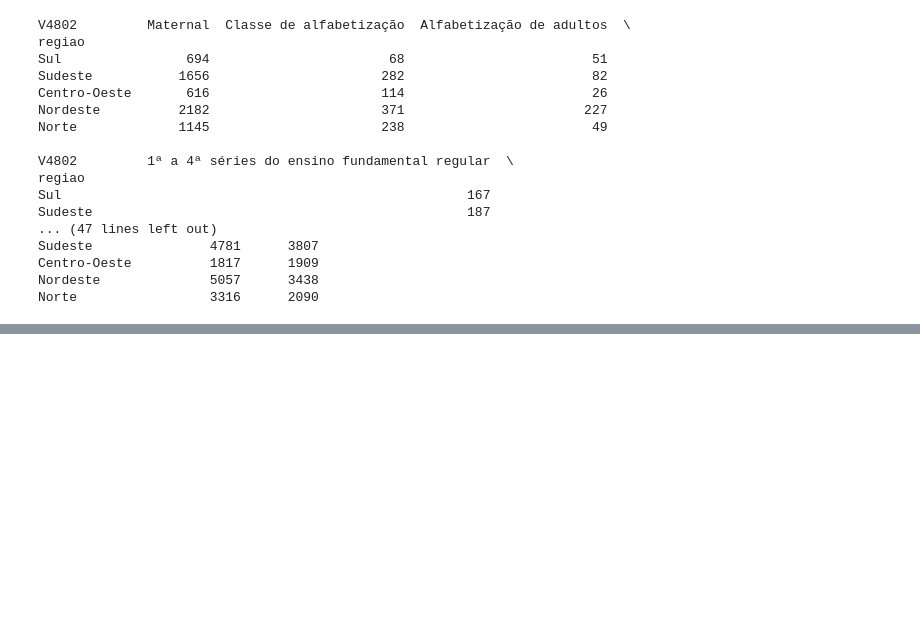
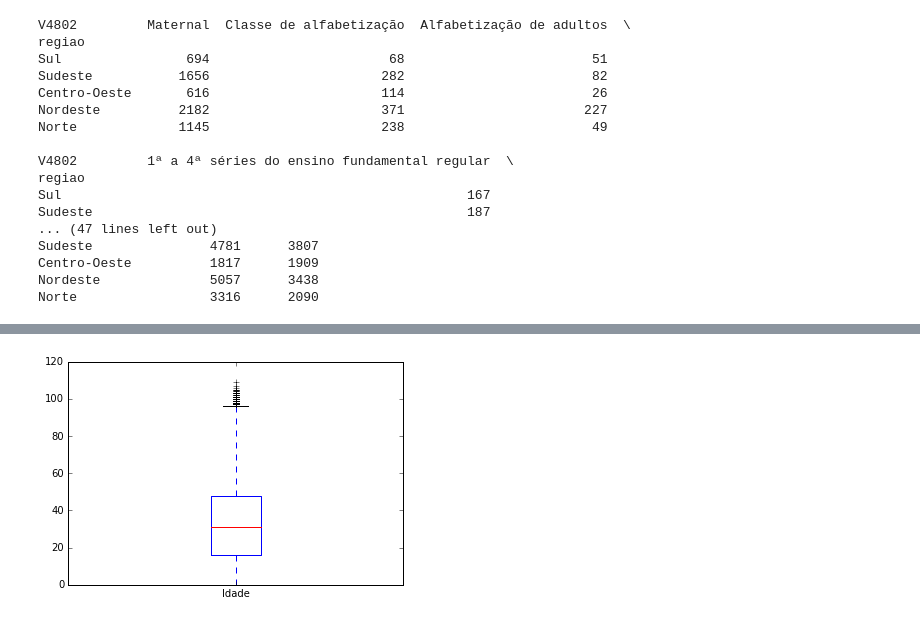
Before and after one commit to vinicius-insper/CD, a Jupyter notebook: aula2/Aula02 Atividade Variáveis Qualitativas com PNAD.ipynb, the cells around one changed output, grey strips where cells are left out. Saved outputs shown, nothing was run; the diff lists cells and outputs as text; code cells hidden in the pictures; blank space fills up the shorter version.

```diff
--- a/aula2/Aula02 Atividade Variáveis Qualitativas com PNAD.ipynb
+++ b/aula2/Aula02 Atividade Variáveis Qualitativas com PNAD.ipynb
@@ -323,0 +399,4 @@ Conclusao:
+# %%
+plot3 = dados.Idade.plot.box()
+# %% [output]
+[figure, added]
```
Also changed, not shown: parts of 10 cells of this notebook.
